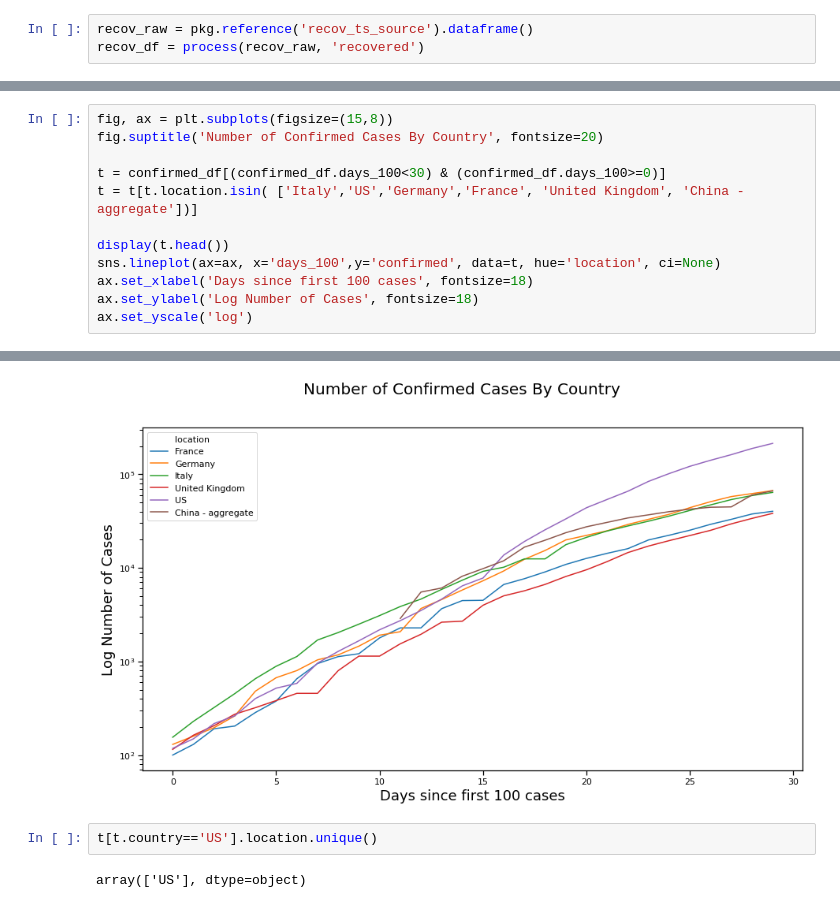
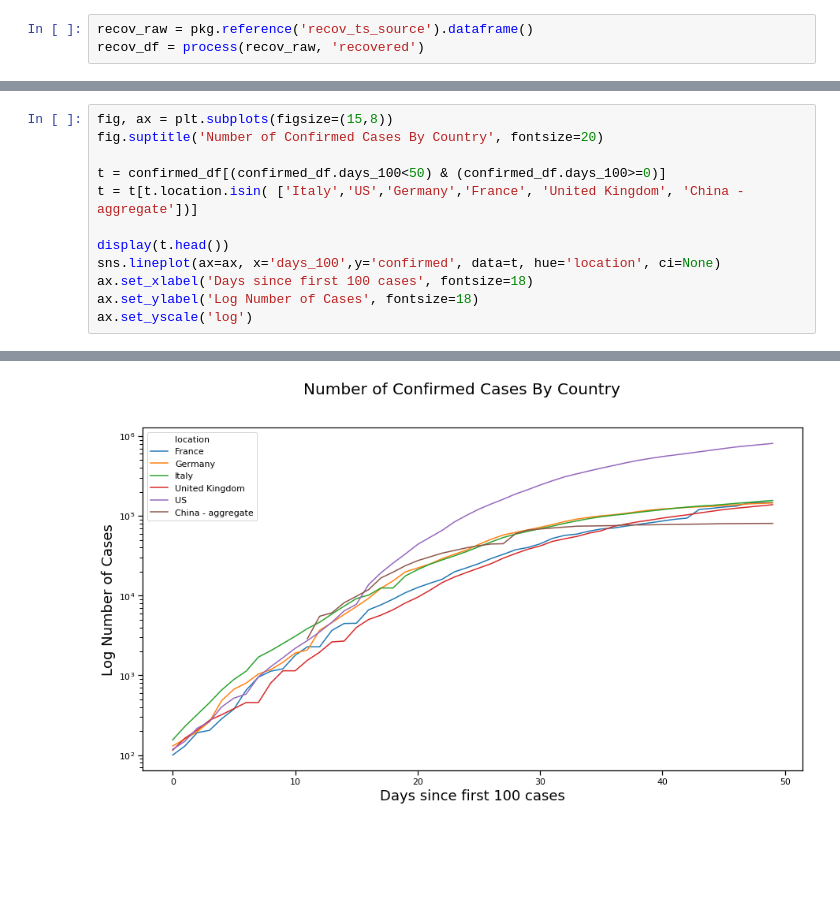
Before and after one commit to sandiegodata/covid19, a Jupyter notebook: jhu.edu-covid19/notebooks/ProcessTimeseries.ipynb, the cells around one changed output, grey strips where cells are left out. Drawn from its saved outputs; the diff is of its cells as text; blank space fills up the shorter version.

```diff
--- a/jhu.edu-covid19/notebooks/ProcessTimeseries.ipynb
+++ b/jhu.edu-covid19/notebooks/ProcessTimeseries.ipynb
@@ -141,7 +141,7 @@ confirmed_df.head().T
 fig, ax = plt.subplots(figsize=(15,8))
 fig.suptitle('Number of Confirmed Cases By Country', fontsize=20)
 
-t = confirmed_df[(confirmed_df.days_100<30) & (confirmed_df.days_100>=0)]
+t = confirmed_df[(confirmed_df.days_100<50) & (confirmed_df.days_100>=0)]
 t = t[t.location.isin( ['Italy','US','Germany','France', 'United Kingdom', 'China - aggregate'])]
 
 display(t.head())
@@ -159,5 +159 @@ ax.set_yscale('log')
-[figure, old version]
+[figure, new version]
-# %%
-t[t.country=='US'].location.unique()
-# %% [output]
-array(['US'], dtype=object)
```
Also changed, not shown: parts of 8 cells of this notebook, 10 other files.
